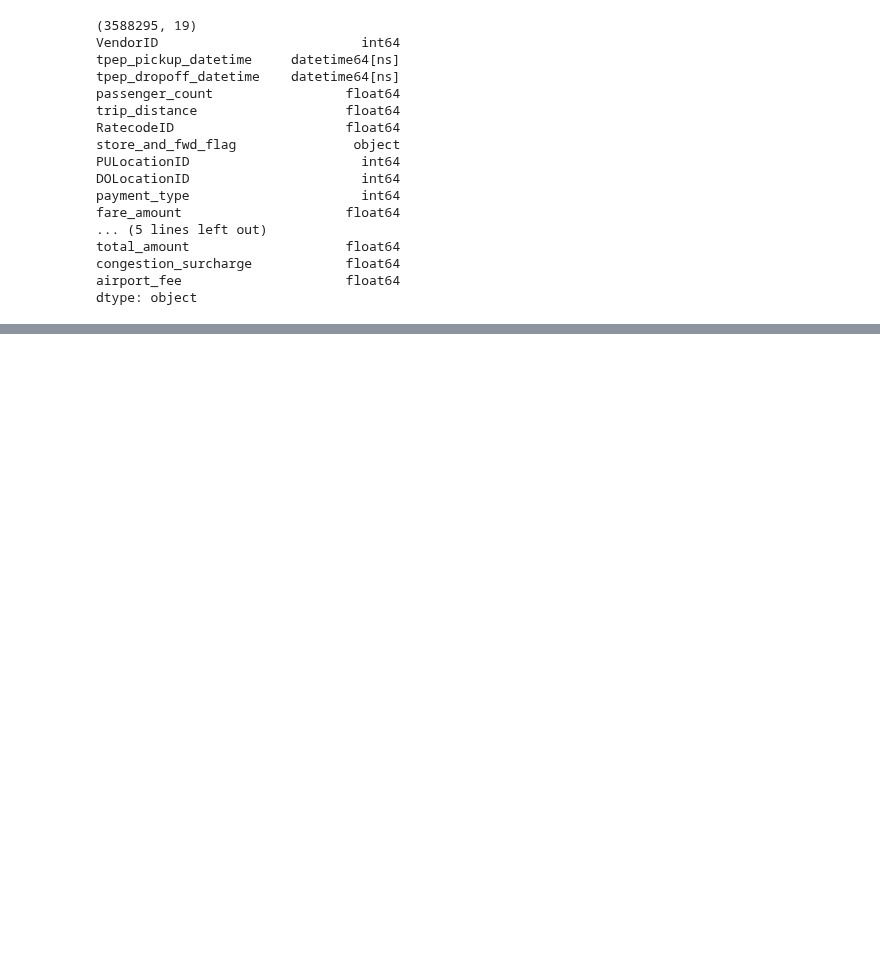
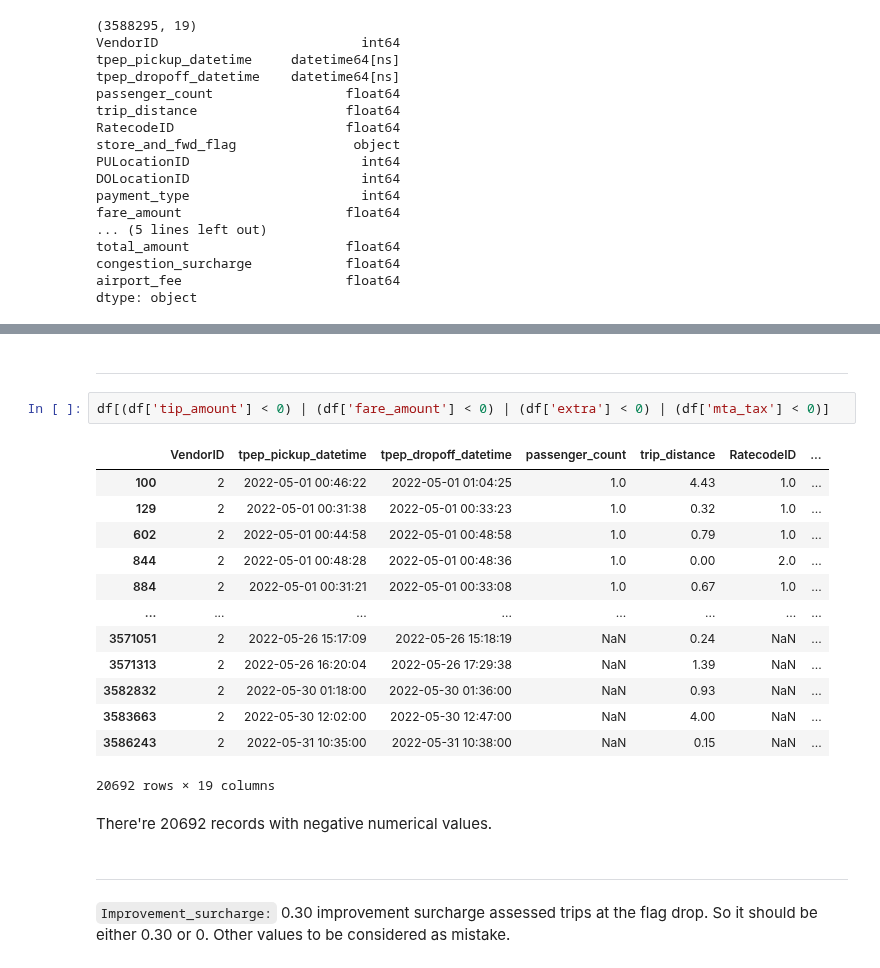
Before and after one commit to andres-mart/AnyoneAI, a Jupyter notebook: Proyecto_Final/analisis_bbdd.ipynb, the cells around one changed output, grey strips where cells are left out. Cells and saved outputs as stored; diff of their text form; blank space fills up the shorter version.

```diff
--- a/Proyecto_Final/analisis_bbdd.ipynb
+++ b/Proyecto_Final/analisis_bbdd.ipynb
@@ -47,0 +93,25 @@ dtype: object
+# %% [markdown]
+------
+# %%
+df[(df['tip_amount'] < 0) | (df['fare_amount'] < 0) | (df['extra'] < 0) | (df['mta_tax'] < 0)]
+# %% [output]
+|  | VendorID | tpep_pickup_datetime | tpep_dropoff_datetime | passenger_count | trip_distance | RatecodeID | ... |
+| 100 | 2 | 2022-05-01 00:46:22 | 2022-05-01 01:04:25 | 1.0 | 4.43 | 1.0 | ... |
+| 129 | 2 | 2022-05-01 00:31:38 | 2022-05-01 00:33:23 | 1.0 | 0.32 | 1.0 | ... |
+| 602 | 2 | 2022-05-01 00:44:58 | 2022-05-01 00:48:58 | 1.0 | 0.79 | 1.0 | ... |
+| 844 | 2 | 2022-05-01 00:48:28 | 2022-05-01 00:48:36 | 1.0 | 0.00 | 2.0 | ... |
+| 884 | 2 | 2022-05-01 00:31:21 | 2022-05-01 00:33:08 | 1.0 | 0.67 | 1.0 | ... |
+| ... | ... | ... | ... | ... | ... | ... | ... |
+| 3571051 | 2 | 2022-05-26 15:17:09 | 2022-05-26 15:18:19 | NaN | 0.24 | NaN | ... |
+| 3571313 | 2 | 2022-05-26 16:20:04 | 2022-05-26 17:29:38 | NaN | 1.39 | NaN | ... |
+| 3582832 | 2 | 2022-05-30 01:18:00 | 2022-05-30 01:36:00 | NaN | 0.93 | NaN | ... |
+| 3583663 | 2 | 2022-05-30 12:02:00 | 2022-05-30 12:47:00 | NaN | 4.00 | NaN | ... |
+| 3586243 | 2 | 2022-05-31 10:35:00 | 2022-05-31 10:38:00 | NaN | 0.15 | NaN | ... |
+20692 rows × 19 columns
+# %% [markdown]
+There're 20692 records with negative numerical values.
+# %% [markdown]
+--------
+# %% [markdown]
+``Improvement_surcharge:`` 0.30 improvement surcharge assessed trips at the flag drop.
+So it should be either 0.30 or 0. Other values to be considered as mistake.
```
Also changed, not shown: parts of 16 cells of this notebook.
